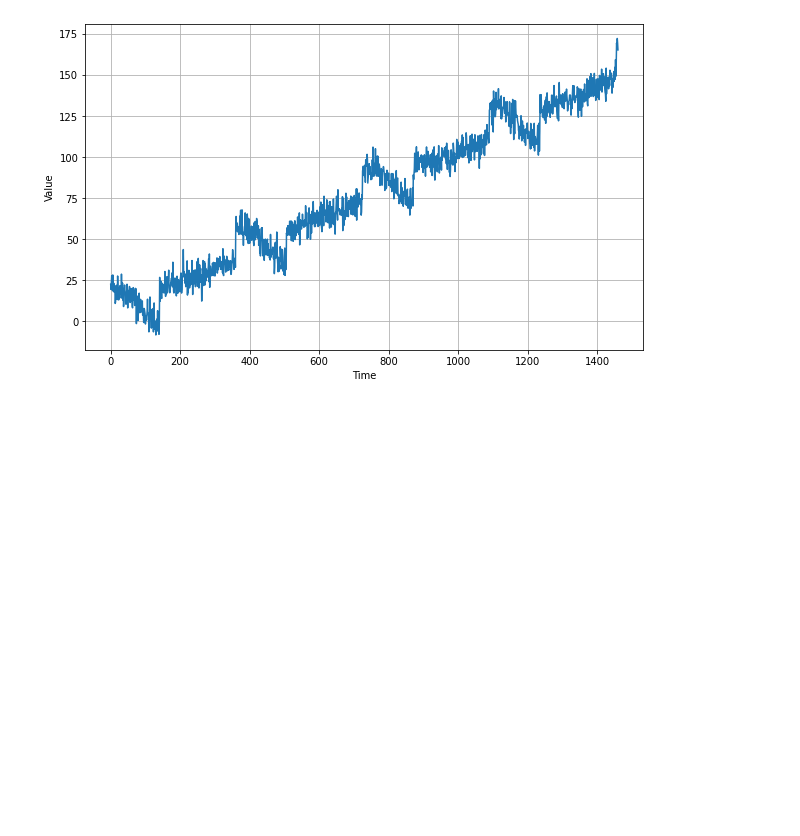
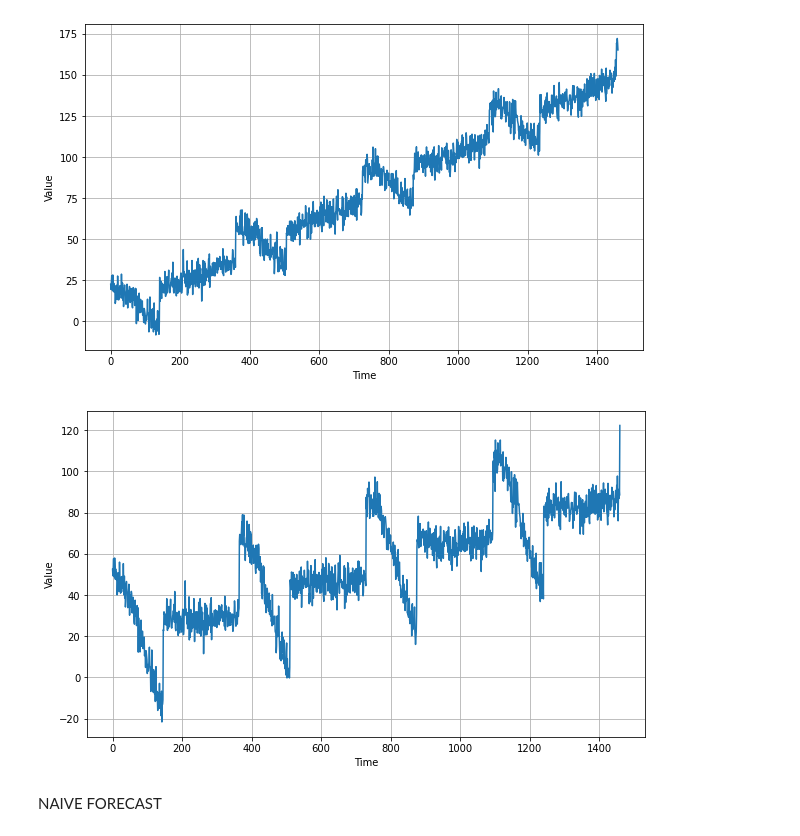
Before and after one commit to partha1189/machine_learning, a Jupyter notebook: Common_patterns_in_time_series.ipynb, the cells around one changed output. Drawn from its saved outputs; the diff is of its cells as text; code cells hidden in the pictures; blank space fills up the shorter version.

```diff
--- a/Common_patterns_in_time_series.ipynb
+++ b/Common_patterns_in_time_series.ipynb
@@ -86,3 +86,21 @@ plot_series(time, series)
 plt.show()
 # %% [output]
 [figure]
+# %%
+time = np.arange(4 * 365 + 1)
+
+slope = 0.05
+baseline = 10
+amplitude = 40
+series = baseline + trend(time, slope) + seasonality(time, period=365, amplitude=amplitude)
+
+noise_level = 5
+noise = white_noise(time, noise_level, seed=42)
+
+series += noise
+
+plt.figure(figsize=(10, 6))
+plot_series(time, series)
+plt.show()
+# %% [output]
+[figure, added]
@@ -88,0 +113,2 @@ plt.show()
+# %% [markdown]
+NAIVE FORECAST
```
Also changed, not shown: parts of 10 cells of this notebook.
